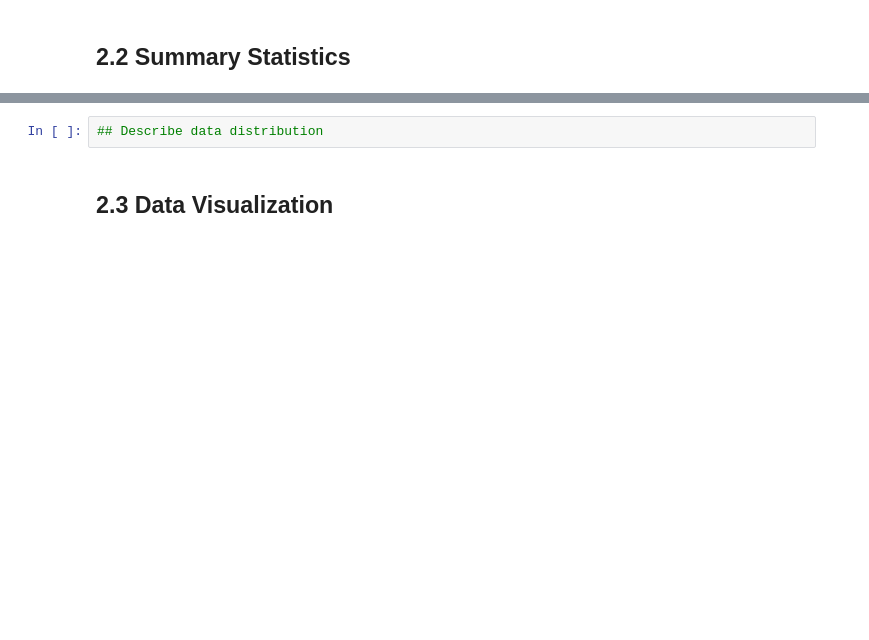
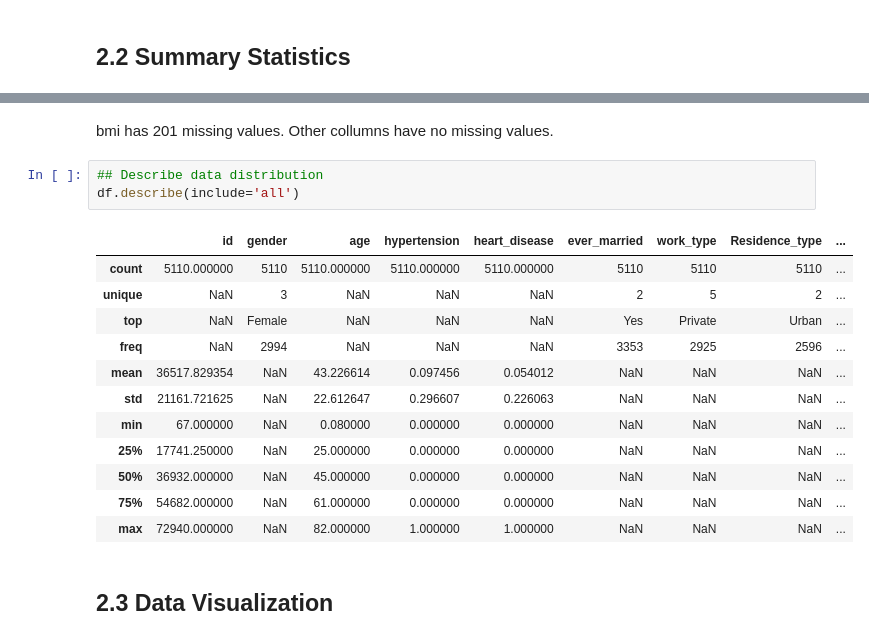
Before and after one commit to Ben-po/MLDP-Project, a Jupyter notebook: Stroke_prediction.ipynb, the cells around one changed output, grey strips where cells are left out. Drawn from its saved outputs; the diff is of its cells as text; blank space fills up the shorter version.

```diff
--- a/Stroke_prediction.ipynb
+++ b/Stroke_prediction.ipynb
@@ -51,5 +99,21 @@ df.isna().sum()
+# %% [markdown]
+bmi has 201 missing values. Other collumns have no missing values.
 # %%
 ## Describe data distribution
+df.describe(include='all')
+# %% [output]
+|  | id | gender | age | hypertension | heart_disease | ever_married | work_type | Residence_type | ... |
+| count | 5110.000000 | 5110 | 5110.000000 | 5110.000000 | 5110.000000 | 5110 | 5110 | 5110 | ... |
+| unique | NaN | 3 | NaN | NaN | NaN | 2 | 5 | 2 | ... |
+| top | NaN | Female | NaN | NaN | NaN | Yes | Private | Urban | ... |
+| freq | NaN | 2994 | NaN | NaN | NaN | 3353 | 2925 | 2596 | ... |
+| mean | 36517.829354 | NaN | 43.226614 | 0.097456 | 0.054012 | NaN | NaN | NaN | ... |
+| std | 21161.721625 | NaN | 22.612647 | 0.296607 | 0.226063 | NaN | NaN | NaN | ... |
+| min | 67.000000 | NaN | 0.080000 | 0.000000 | 0.000000 | NaN | NaN | NaN | ... |
+| 25% | 17741.250000 | NaN | 25.000000 | 0.000000 | 0.000000 | NaN | NaN | NaN | ... |
+| 50% | 36932.000000 | NaN | 45.000000 | 0.000000 | 0.000000 | NaN | NaN | NaN | ... |
+| 75% | 54682.000000 | NaN | 61.000000 | 0.000000 | 0.000000 | NaN | NaN | NaN | ... |
+| max | 72940.000000 | NaN | 82.000000 | 1.000000 | 1.000000 | NaN | NaN | NaN | ... |
 # %% [markdown]
 ## 2.3 Data Visualization
 # %% [markdown]
```
Also changed, not shown: parts of 5 cells of this notebook.
